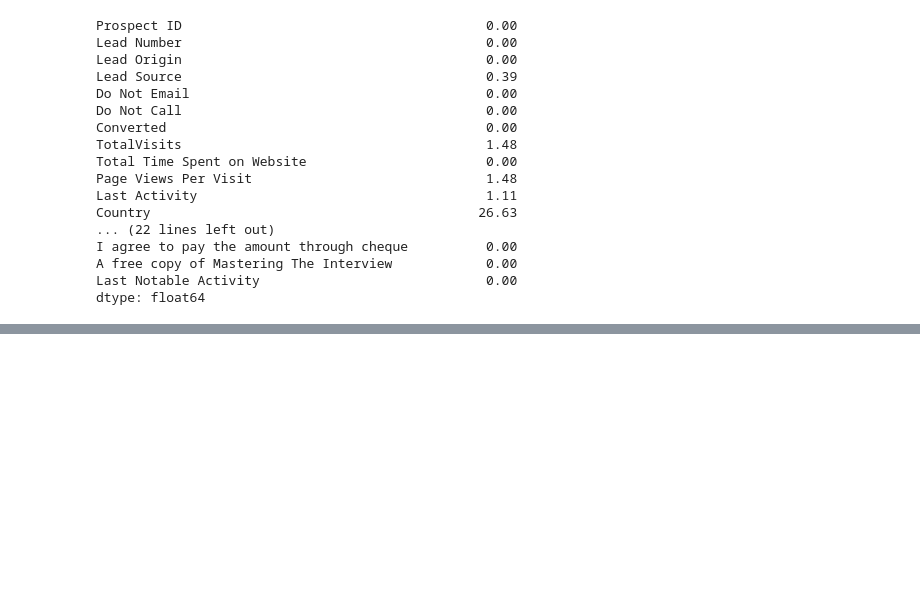
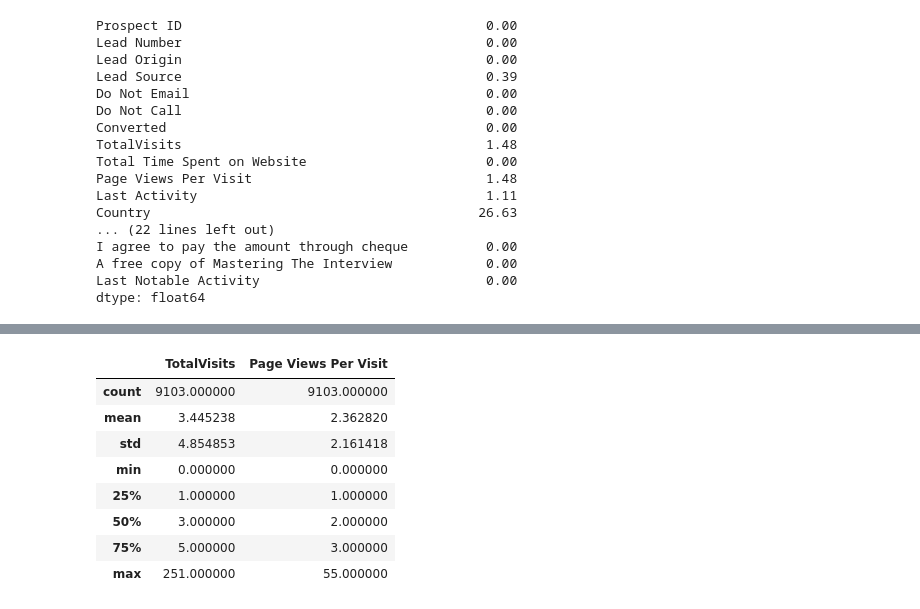
Before and after one commit to singh-manvinder/lead_scoring, a Jupyter notebook: solution.ipynb, the cells around one changed output, grey strips where cells are left out. Saved outputs shown, nothing was run; the diff lists cells and outputs as text; code cells hidden in the pictures; blank space fills up the shorter version.

Commit message:
Data Cleaning
Handled skwed columns and less percentage values

```diff
--- a/solution.ipynb
+++ b/solution.ipynb
@@ -86,6 +92,6 @@ Asymmetrique Profile Score     45.65
 dtype: float64
 # %%
-# droping cloumns
-lead_df = lead_df.drop(field_to_drop.index, axis=1)
-lead_df.shape
+# droping cloumns with high null percentage
+leads_df = leads_df.drop(fields_to_drop.index, axis=1)
+leads_df.shape
 # %% [output]
@@ -93,5 +99,6 @@ lead_df.shape
 # %%
-cat_columns = lead_df.select_dtypes(['object']).columns
+# find list of categorical columns
+cat_columns = leads_df.select_dtypes(['object']).columns
 cat_columns = cat_columns.drop('Prospect ID')
 cat_columns
 # %% [output]
@@ -131,0 +143,11 @@ Name: Last Notable Activity, dtype: int64
+# %%
+def find_skwed_cols():
+    skwed_cols = []
+    for col in cat_columns:
+        per_count = round(leads_df[col].value_counts(normalize=True)*100,2)
+        if(per_count[0] >= 99):
+            skwed_cols.append(col)
+    return skwed_cols
+
+skwed_cols = find_skwed_cols()
+skwed_cols
@@ -131,0 +168,4 @@ Name: Last Notable Activity, dtype: int64
+# %%
+# drop highly skwed columns
+leads_df = leads_df.drop(skwed_cols, axis=1)
+leads_df.columns
@@ -131,0 +215,12 @@ Name: Last Notable Activity, dtype: int64
+# %%
+leads_df.loc[:,['TotalVisits', 'Page Views Per Visit']].describe()
+# %% [output]
+|  | TotalVisits | Page Views Per Visit |
+| count | 9103.000000 | 9103.000000 |
+| mean | 3.445238 | 2.362820 |
+| std | 4.854853 | 2.161418 |
+| min | 0.000000 | 0.000000 |
+| 25% | 1.000000 | 1.000000 |
+| 50% | 3.000000 | 2.000000 |
+| 75% | 5.000000 | 3.000000 |
+| max | 251.000000 | 55.000000 |
```
Also changed, not shown: parts of 12 cells of this notebook.
